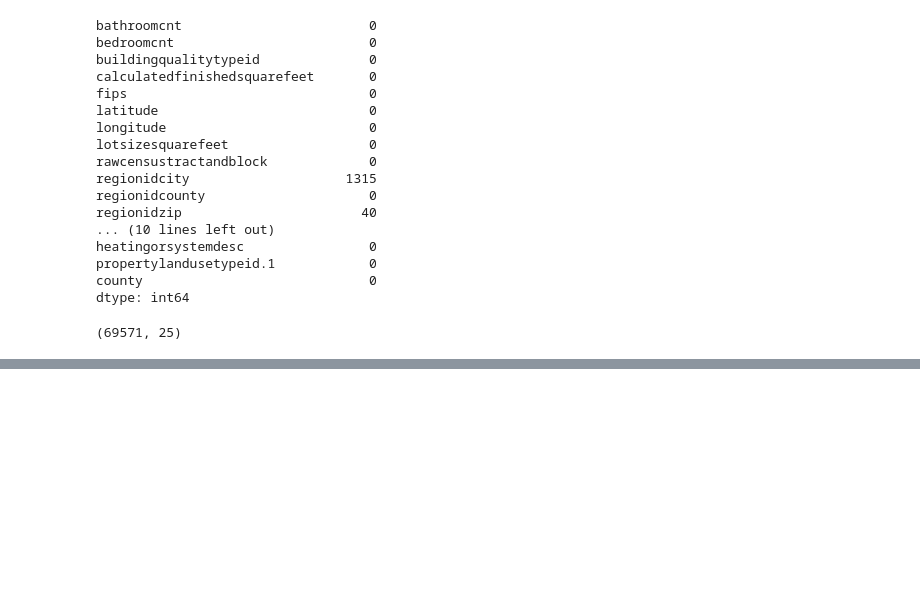
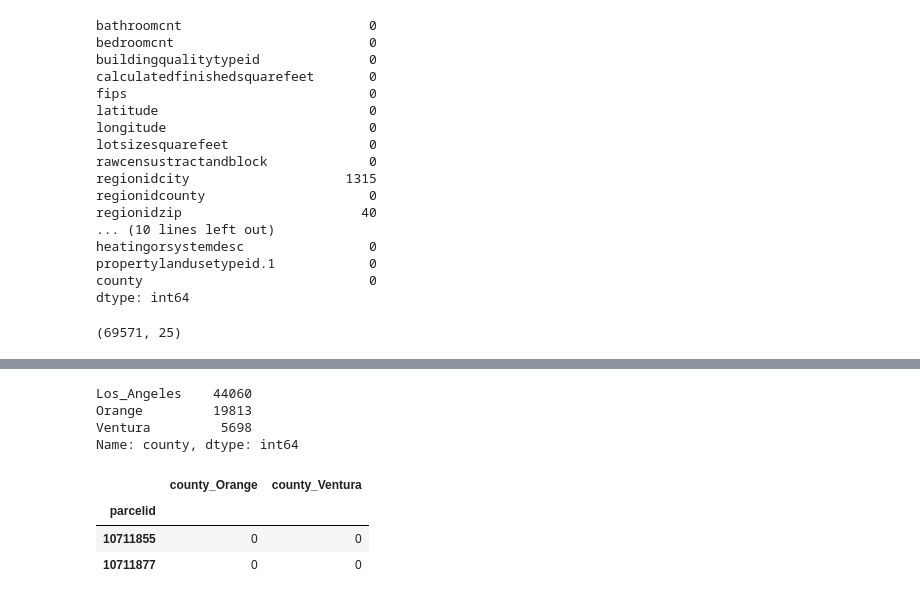
Before and after one commit to o0amandagomez0o/clustering-exercises, a Jupyter notebook: zillow.ipynb, the cells around one changed output, grey strips where cells are left out. Cells and saved outputs as stored; diff of their text form; code cells hidden in the pictures; blank space fills up the shorter version.

```diff
--- a/zillow.ipynb
+++ b/zillow.ipynb
@@ -1165,0 +1209,16 @@ df.shape
+# %%
+df.county.value_counts()
+# %% [output]
+Los_Angeles    44060
+Orange         19813
+Ventura         5698
+Name: county, dtype: int64
+# %%
+county_dummies = pd.get_dummies(df.county, prefix='county', drop_first=True)
+# %%
+county_dummies.head(2)
+# %% [output]
+|  | county_Orange | county_Ventura |
+| parcelid |  |  |
+| 10711855 | 0 | 0 |
+| 10711877 | 0 | 0 |
```
Also changed, not shown: parts of 11 cells of this notebook, 6 other files.
